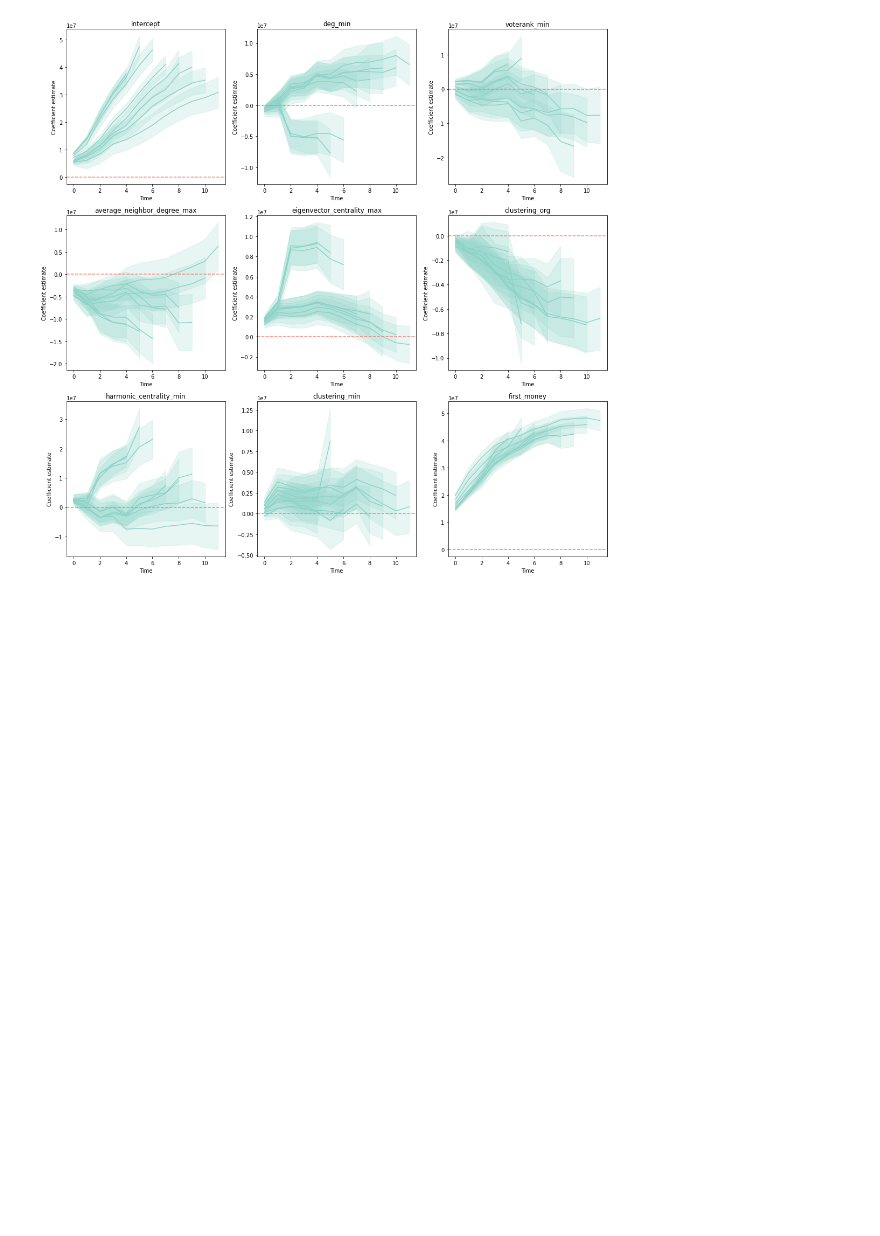
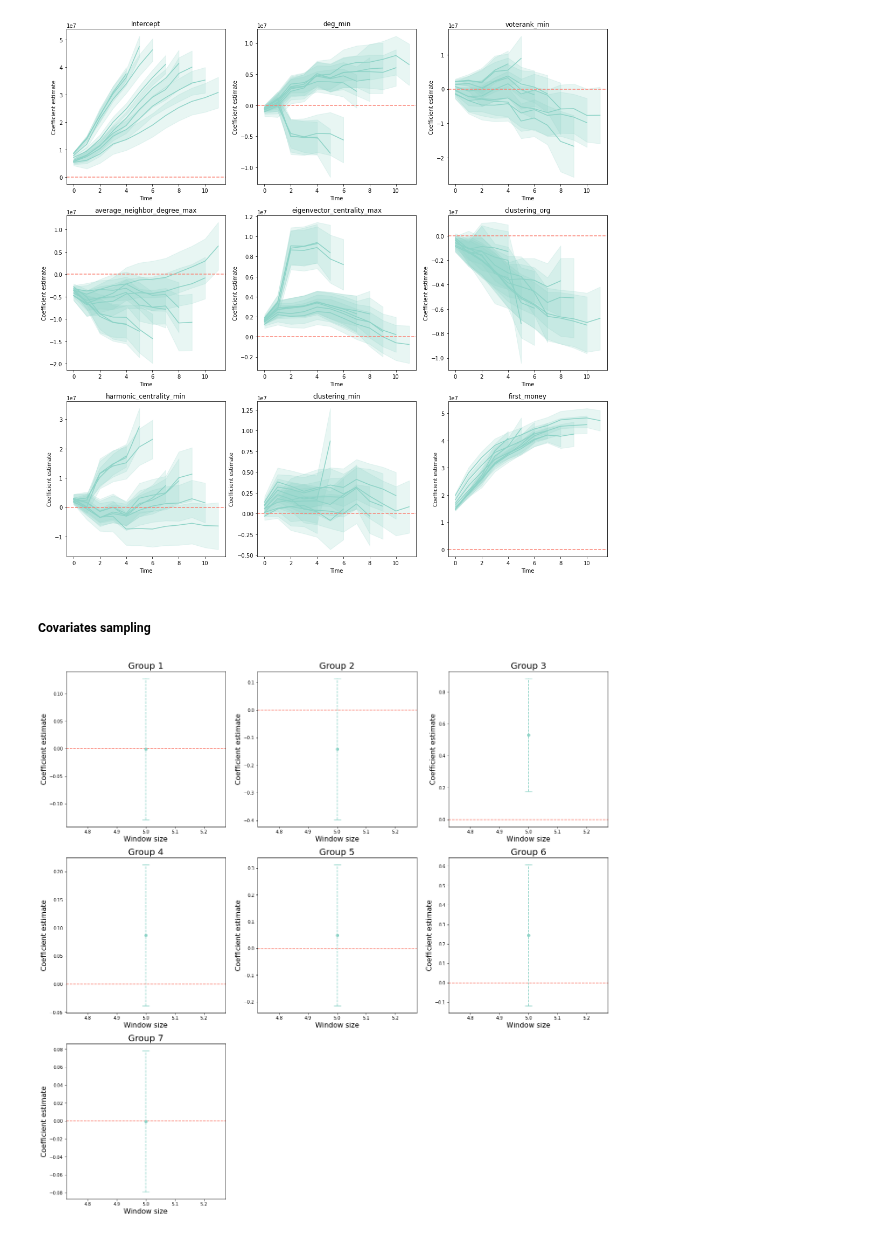
Before and after one commit to testalorenzo/crunch_net, a Jupyter notebook: ANS/notebook/notebooks/ANS_extension.ipynb, the cells around one changed output. Saved outputs shown, nothing was run; the diff lists cells and outputs as text; code cells hidden in the pictures; blank space fills up the shorter version.

```diff
--- a/ANS/notebook/notebooks/ANS_extension.ipynb
+++ b/ANS/notebook/notebooks/ANS_extension.ipynb
@@ -1013,3 +1021,26 @@ os.chdir('/Users/ltesta/Documents/GitHub/crunch_net/ANS/plots')
 plt.savefig('stability_functional.pdf', bbox_inches="tight")
 # %% [output]
 [figure]
+# %% [markdown]
+##### Covariates sampling
+# %%
+fig, axs = plt.subplots(3, 3, figsize=(22, 22))
+for i in range(7):
+    distribution=[x[i] for x in results_linear['coefficients']]
+    mean=np.mean(distribution)
+    std=np.std(distribution)
+    eb=axs[i//3, i%3].errorbar(5, mean, yerr = std,fmt='o', ecolor = default_color3 , color= default_color3, capsize=8)
+    eb[-1][0].set_linestyle('--')
+
+    #axs[i//3, i%3].fill_between(range(5,13), l_bound.iloc[:,i+1], u_bound.iloc[:,i+1], alpha=0.3, color=default_color3)
+    axs[i//3, i%3].set_title('Group '+str(i+1), fontsize=20)
+
+for ax in axs.flat:
+    ax.set_xlabel('Window size', fontsize=16)
+    ax.set_ylabel('Coefficient estimate', fontsize=16)
+    ax.axhline(0,color=default_color2,ls='--')
+
+axs[2, 1].set_visible(False)
+axs[2, 2].set_visible(False)
+# %% [output]
+[figure, added]
```
Also changed, not shown: parts of 10 cells of this notebook, 3 other files.
